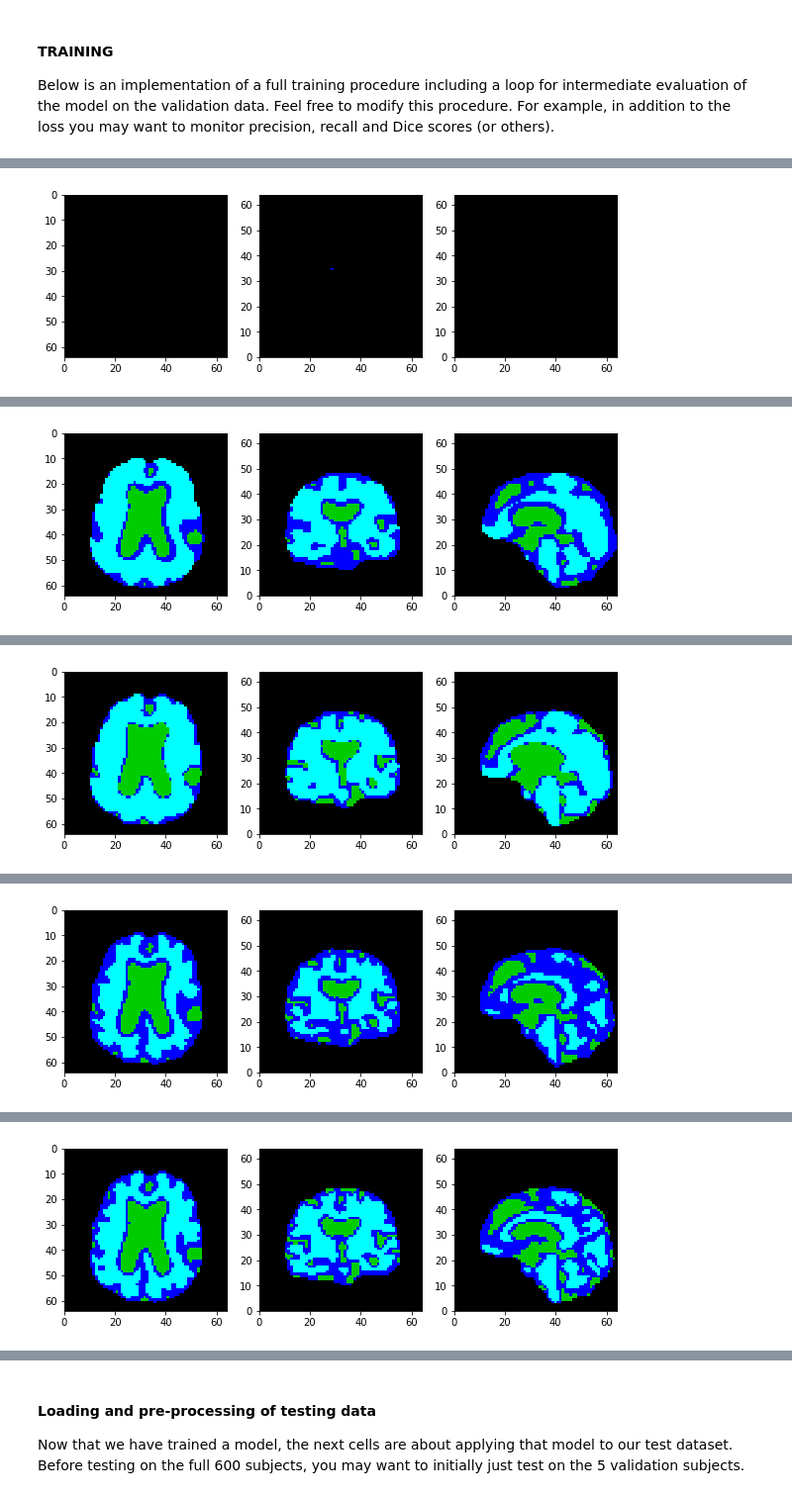
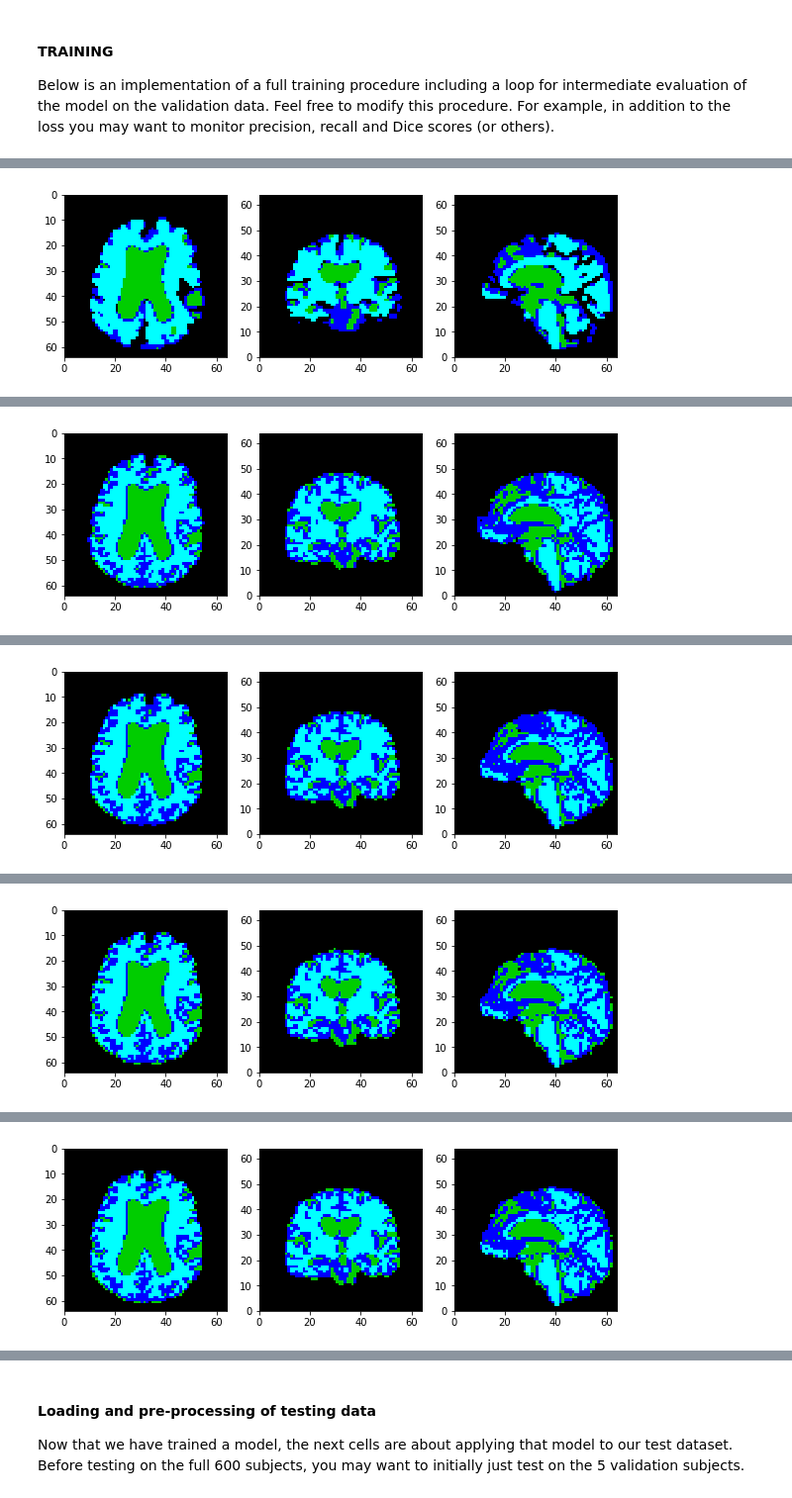
Before and after one commit to thien/mli.cw2, a Jupyter notebook: MLI-CW-2.ipynb, the cells around one changed output, grey strips where cells are left out. Shown at 99% size. Drawn from its saved outputs; the diff is of its cells as text; code cells hidden in the pictures.

```diff
--- a/MLI-CW-2.ipynb
+++ b/MLI-CW-2.ipynb
@@ -160,9 +160,9 @@ img_size = [64, 64, 64]
 img_spacing = [3, 3, 3]
 
 # change these.
-num_epochs = 150
-learning_rate = 0.001
-batch_size = 32
+num_epochs = 50
+learning_rate = 0.1
+batch_size = 64
 val_interval = 10
 
 # don't change this.
@@ -181,10 +181,10 @@ We apply some standard pre-processing on the data such as intensity normalizatio
 **We provide a 'debug' csv file pointing to just a few images for training. Replace this with the full training dataset when you train your full model.**
 # %%
 # USE THIS FOR TRAINING ON ALL 47 SUBJECTS
-# train_data = data_dir + 'train/csv/train.csv'
+train_data = data_dir + 'train/csv/train.csv'
 
 # USE THIS FOR DEBUGGING WITH JUST 2 SUBJECTS
-train_data = os.path.join(data_dir,'train/csv/train_debug.csv')
+# train_data = os.path.join(data_dir,'train/csv/train_debug.csv')
 val_data = os.path.join(data_dir, 'train/csv/val.csv')
 
 print('LOADING TRAINING DATA...')
@@ -259,6 +277,20 @@ class SimpleNet3D(nn.Module):
 #### TRAINING
 
 Below is an implementation of a full training procedure including a loop for intermediate evaluation of the model on the validation data. Feel free to modify this procedure. For example, in addition to the loss you may want to monitor precision, recall and Dice scores (or others).
+# %%
+"""
+Mechanism to check for precision, recall and dice score.
+"""
+
+def stats(seg_np, ref_np):
+    tp = np.sum( seg_np &  ref_np)
+    fp = np.sum( seg_np & ~ref_np)
+    tn = np.sum(~seg_np & ~ref_np)
+    fn = np.sum(~seg_np &  ref_np)
+    dice = 2 * tp / (2 * tp + fp + fn)
+    precision = tp /( tp + fp)
+    recall = tp / (tp + fn)
+    return precision, recall, dice
 # %%
 # trains and runs the net.
 model_dir = os.path.join(out_dir, 'model')
@@ -307,17 +339,23 @@ for epoch in range(1, num_epochs + 1):
                 loss_val += F.cross_entropy(prd_flat, seg_flat.squeeze(1), reduction='sum').item()
                 sum_pts += seg_flat.size(2)
 
+        loss_val /= sum_pts
+
         prd = torch.argmax(prd, dim=1)
+        predc = prd.cpu().squeeze().numpy().astype(bool)
+        act = seg
+        actc = act.cpu().squeeze().numpy().astype(bool)
+
         prediction = sitk.GetImageFromArray(prd.cpu().squeeze().numpy().astype(np.uint8))
 
-
-        loss_val /= sum_pts
+        precision, recall, dsc = stats(predc,actc)
 
         loss_val_log.append(loss_val)
         epoch_val_log.append(epoch)
 
         print('--------------------------------------------------')
-        print('+ VALIDATE \tEpoch: {} \tLoss: {:.6f}'.format(epoch, loss_val))
+        print('+ VALIDATE \tEpoch: {} \tLoss: {:.6f} \tPrecision: {:.6f}\tRecall: {:.6f}\t Dice: {:.6f}'.format(
+            epoch, loss_val, precision, recall, dsc))
         display_image(sitk.LabelToRGB(prediction))
         print('--------------------------------------------------')
 
@@ -339,2 +377,2 @@ START TRAINING...
-[figure, old version]
+[figure, new version]
 --------------------------------------------------
@@ -352,2 +390,2 @@ START TRAINING...
-[figure, old version]
+[figure, new version]
 --------------------------------------------------
@@ -366,2 +404,2 @@ START TRAINING...
-[figure, old version]
+[figure, new version]
 --------------------------------------------------
@@ -380,2 +418,2 @@ START TRAINING...
-[figure, old version]
+[figure, new version]
 --------------------------------------------------
@@ -394,2 +432,2 @@ START TRAINING...
-[figure, old version]
+[figure, new version]
 --------------------------------------------------
```
Also changed, not shown: parts of 19 cells of this notebook, 2 other files.
